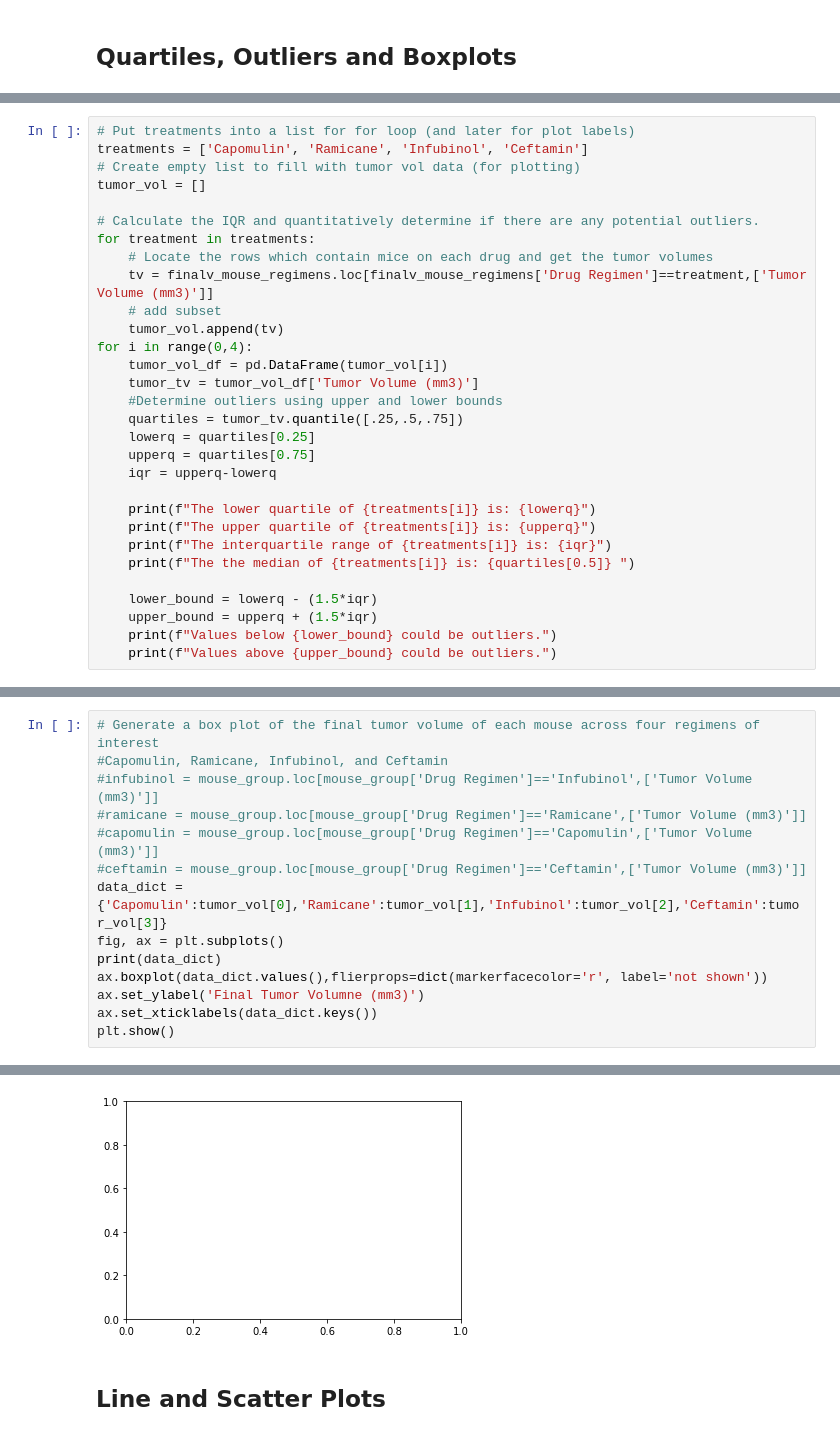
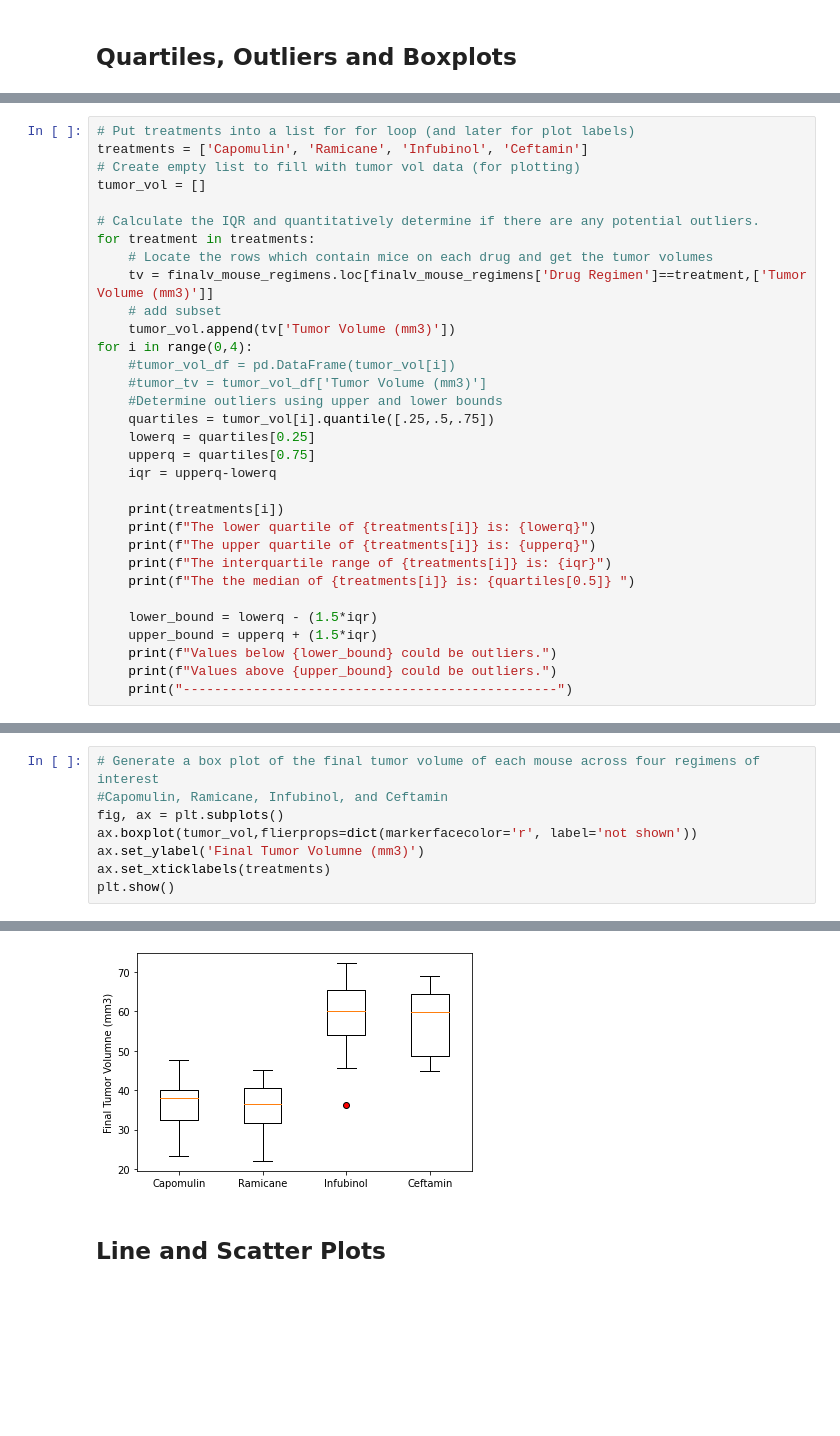
Before and after one commit to yangty152/Matplotlib-Homework, a Jupyter notebook: Pymaceuticals/pymaceuticals_starter.ipynb, the cells around one changed output, grey strips where cells are left out. Drawn from its saved outputs; the diff is of its cells as text; blank space fills up the shorter version.

```diff
--- a/Pymaceuticals/pymaceuticals_starter.ipynb
+++ b/Pymaceuticals/pymaceuticals_starter.ipynb
@@ -176,16 +194,17 @@ for treatment in treatments:
     # Locate the rows which contain mice on each drug and get the tumor volumes
     tv = finalv_mouse_regimens.loc[finalv_mouse_regimens['Drug Regimen']==treatment,['Tumor Volume (mm3)']]
     # add subset
-    tumor_vol.append(tv)
+    tumor_vol.append(tv['Tumor Volume (mm3)'])
 for i in range(0,4):
-    tumor_vol_df = pd.DataFrame(tumor_vol[i])
-    tumor_tv = tumor_vol_df['Tumor Volume (mm3)']
+    #tumor_vol_df = pd.DataFrame(tumor_vol[i])
+    #tumor_tv = tumor_vol_df['Tumor Volume (mm3)']
     #Determine outliers using upper and lower bounds
-    quartiles = tumor_tv.quantile([.25,.5,.75])
+    quartiles = tumor_vol[i].quantile([.25,.5,.75])
     lowerq = quartiles[0.25]
     upperq = quartiles[0.75]
     iqr = upperq-lowerq
 
+    print(treatments[i])
     print(f"The lower quartile of {treatments[i]} is: {lowerq}")
     print(f"The upper quartile of {treatments[i]} is: {upperq}")
     print(f"The interquartile range of {treatments[i]} is: {iqr}")
@@ -195,4 +214,5 @@ for i in range(0,4):
     upper_bound = upperq + (1.5*iqr)
     print(f"Values below {lower_bound} could be outliers.")
     print(f"Values above {upper_bound} could be outliers.")
+    print("------------------------------------------------")
 # %% [output]
@@ -216,15 +236,9 @@ Values above 87.66645829999999 could be outliers.
 # %%
 # Generate a box plot of the final tumor volume of each mouse across four regimens of interest
 #Capomulin, Ramicane, Infubinol, and Ceftamin
-#infubinol = mouse_group.loc[mouse_group['Drug Regimen']=='Infubinol',['Tumor Volume (mm3)']]
-#ramicane = mouse_group.loc[mouse_group['Drug Regimen']=='Ramicane',['Tumor Volume (mm3)']]
-#capomulin = mouse_group.loc[mouse_group['Drug Regimen']=='Capomulin',['Tumor Volume (mm3)']]
-#ceftamin = mouse_group.loc[mouse_group['Drug Regimen']=='Ceftamin',['Tumor Volume (mm3)']]
-data_dict = {'Capomulin':tumor_vol[0],'Ramicane':tumor_vol[1],'Infubinol':tumor_vol[2],'Ceftamin':tumor_vol[3]}
 fig, ax = plt.subplots()
-print(data_dict)
-ax.boxplot(data_dict.values(),flierprops=dict(markerfacecolor='r', label='not shown'))
+ax.boxplot(tumor_vol,flierprops=dict(markerfacecolor='r', label='not shown'))
 ax.set_ylabel('Final Tumor Volumne (mm3)')
-ax.set_xticklabels(data_dict.keys())
+ax.set_xticklabels(treatments)
 plt.show()
 # %% [output]
@@ -249,4 +245,4 @@ ValueError: cannot copy sequence with size 25 to array axis with dimension 1
-[figure, old version]
+[figure, new version]
 # %% [markdown]
 ## Line and Scatter Plots
 # %%
```
Also changed, not shown: parts of 10 cells of this notebook.
